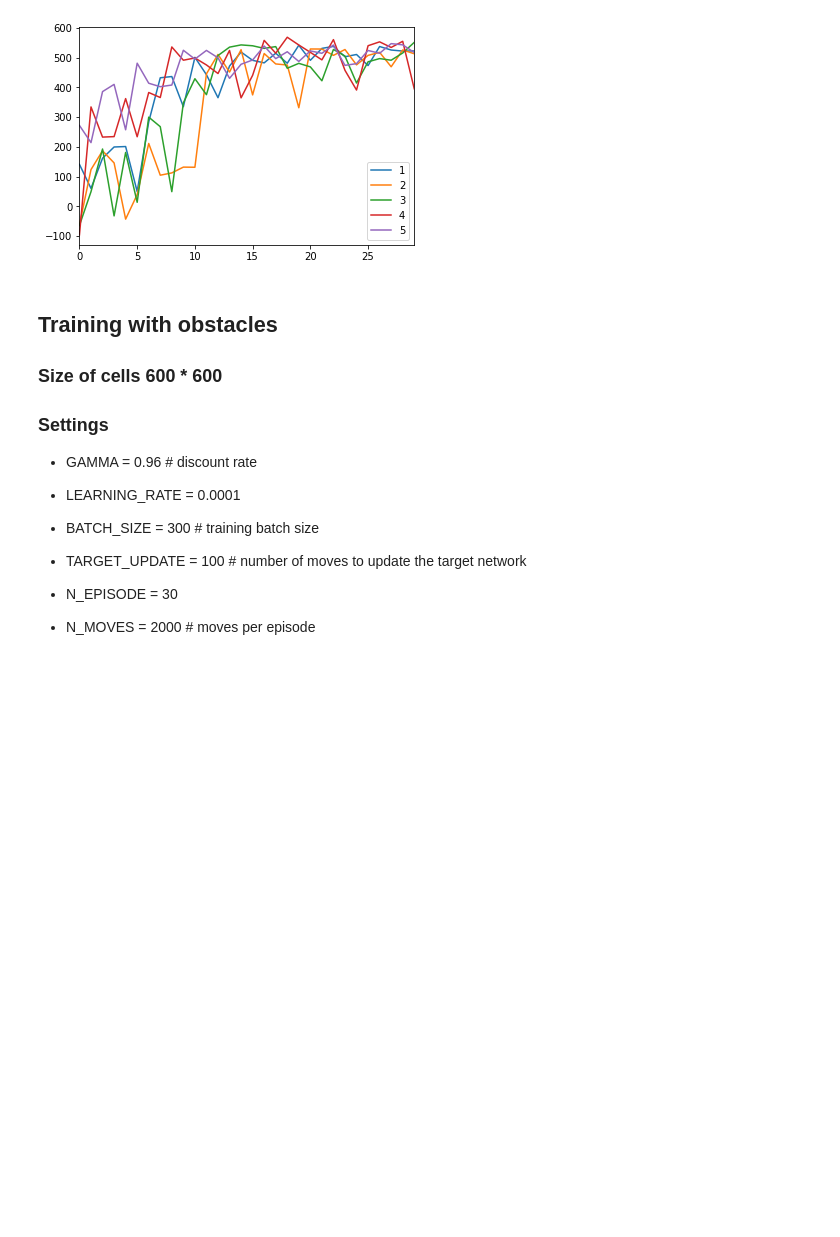
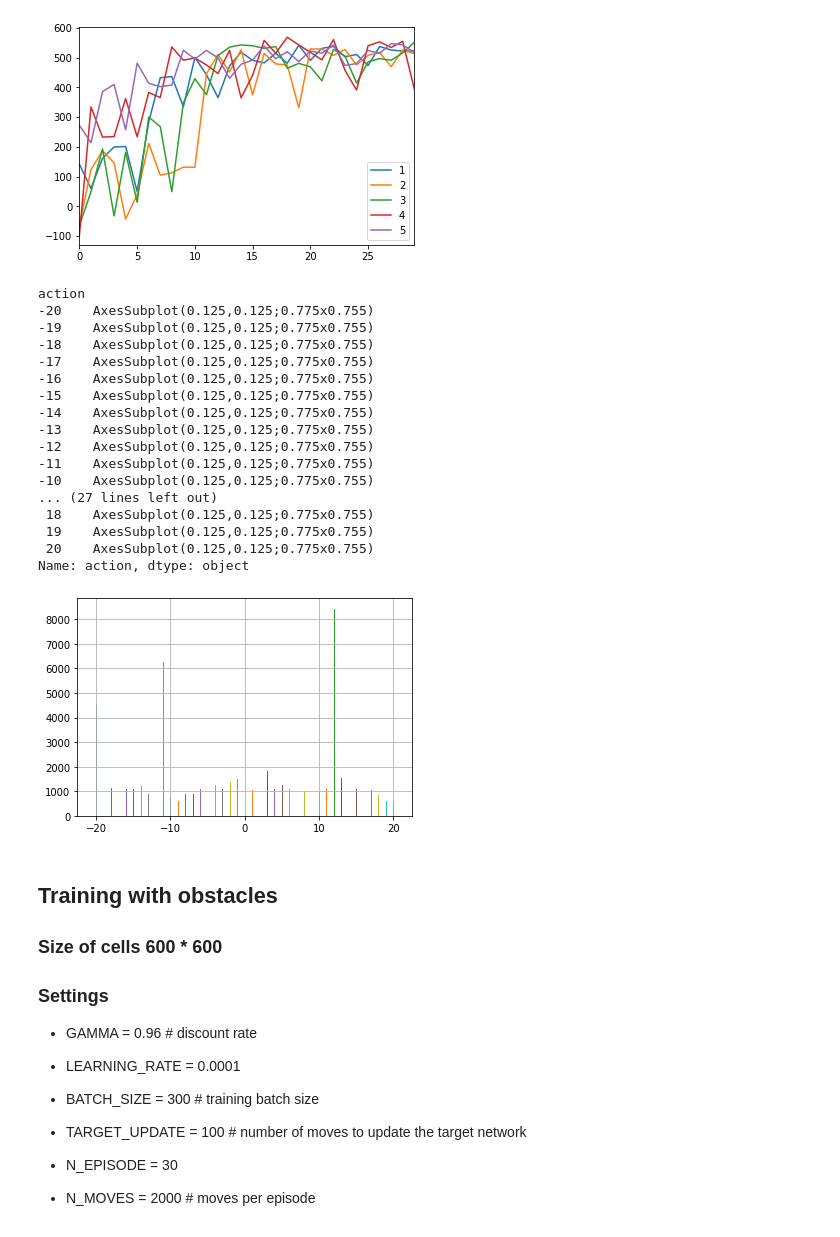
Before and after one commit to iknow1988/MAMIF, a Jupyter notebook: bat_simulation_clean_up/notebooks/Training.ipynb, the cells around one changed output. Cells and saved outputs as stored; diff of their text form; code cells hidden in the pictures; blank space fills up the shorter version.

```diff
--- a/bat_simulation_clean_up/notebooks/Training.ipynb
+++ b/bat_simulation_clean_up/notebooks/Training.ipynb
@@ -46,6 +46,29 @@ cum_rewards.plot()
 # %% [output]
 <matplotlib.axes._subplots.AxesSubplot at 0x...>
 [figure]
+# %%
+df = dfs[0]
+# %%
+df.groupby('action')['action'].hist()
+# %% [output]
+action
+-20    AxesSubplot(0.125,0.125;0.775x0.755)
+-19    AxesSubplot(0.125,0.125;0.775x0.755)
+-18    AxesSubplot(0.125,0.125;0.775x0.755)
+-17    AxesSubplot(0.125,0.125;0.775x0.755)
+-16    AxesSubplot(0.125,0.125;0.775x0.755)
+-15    AxesSubplot(0.125,0.125;0.775x0.755)
+-14    AxesSubplot(0.125,0.125;0.775x0.755)
+-13    AxesSubplot(0.125,0.125;0.775x0.755)
+-12    AxesSubplot(0.125,0.125;0.775x0.755)
+-11    AxesSubplot(0.125,0.125;0.775x0.755)
+-10    AxesSubplot(0.125,0.125;0.775x0.755)
+... (27 lines left out)
+ 18    AxesSubplot(0.125,0.125;0.775x0.755)
+ 19    AxesSubplot(0.125,0.125;0.775x0.755)
+ 20    AxesSubplot(0.125,0.125;0.775x0.755)
+Name: action, dtype: object
+[figure, added]
 # %% [markdown]
 
 ## Training with obstacles
```
Also changed, not shown: parts of 1 cell of this notebook, 13 other files.
